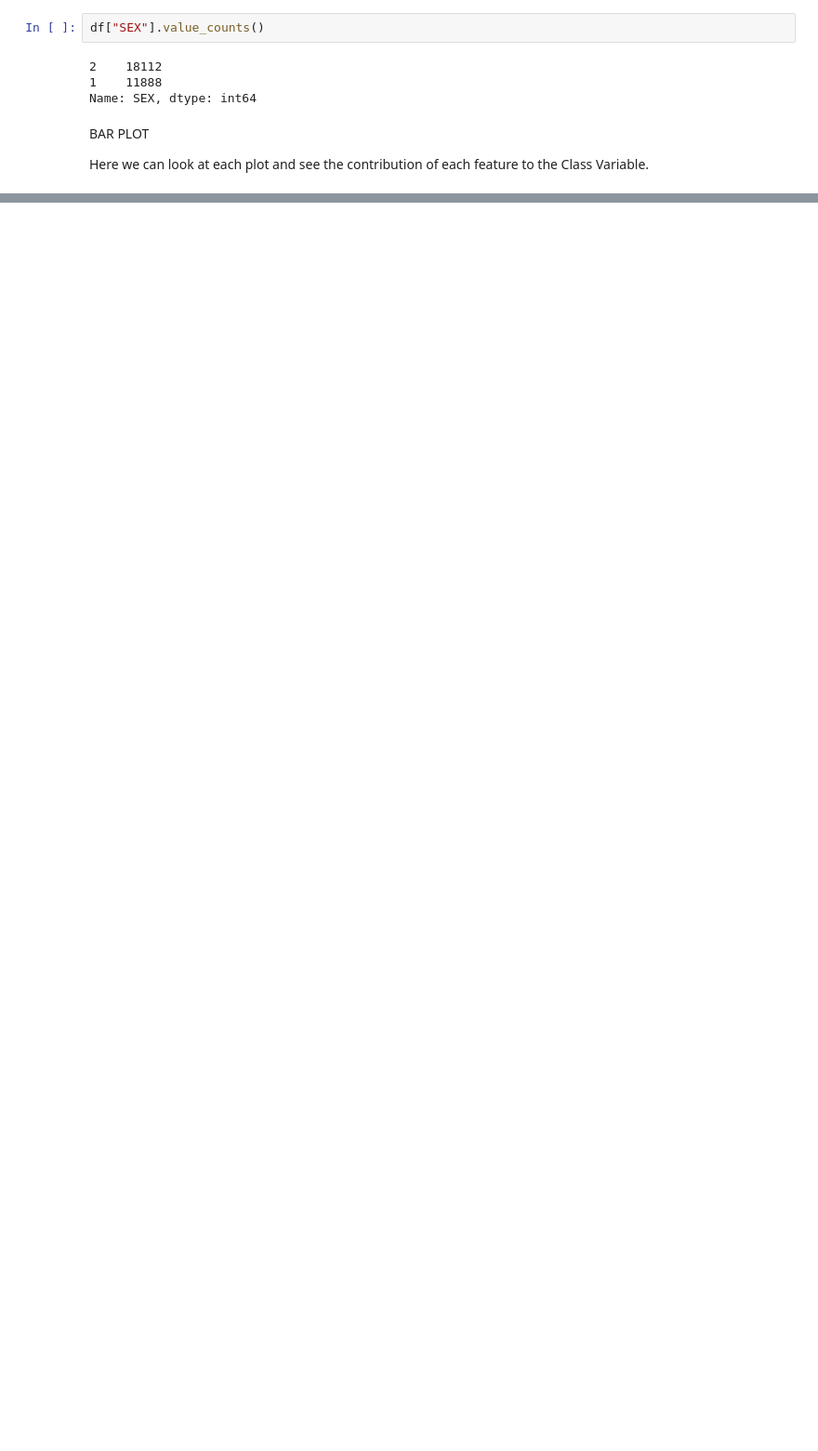
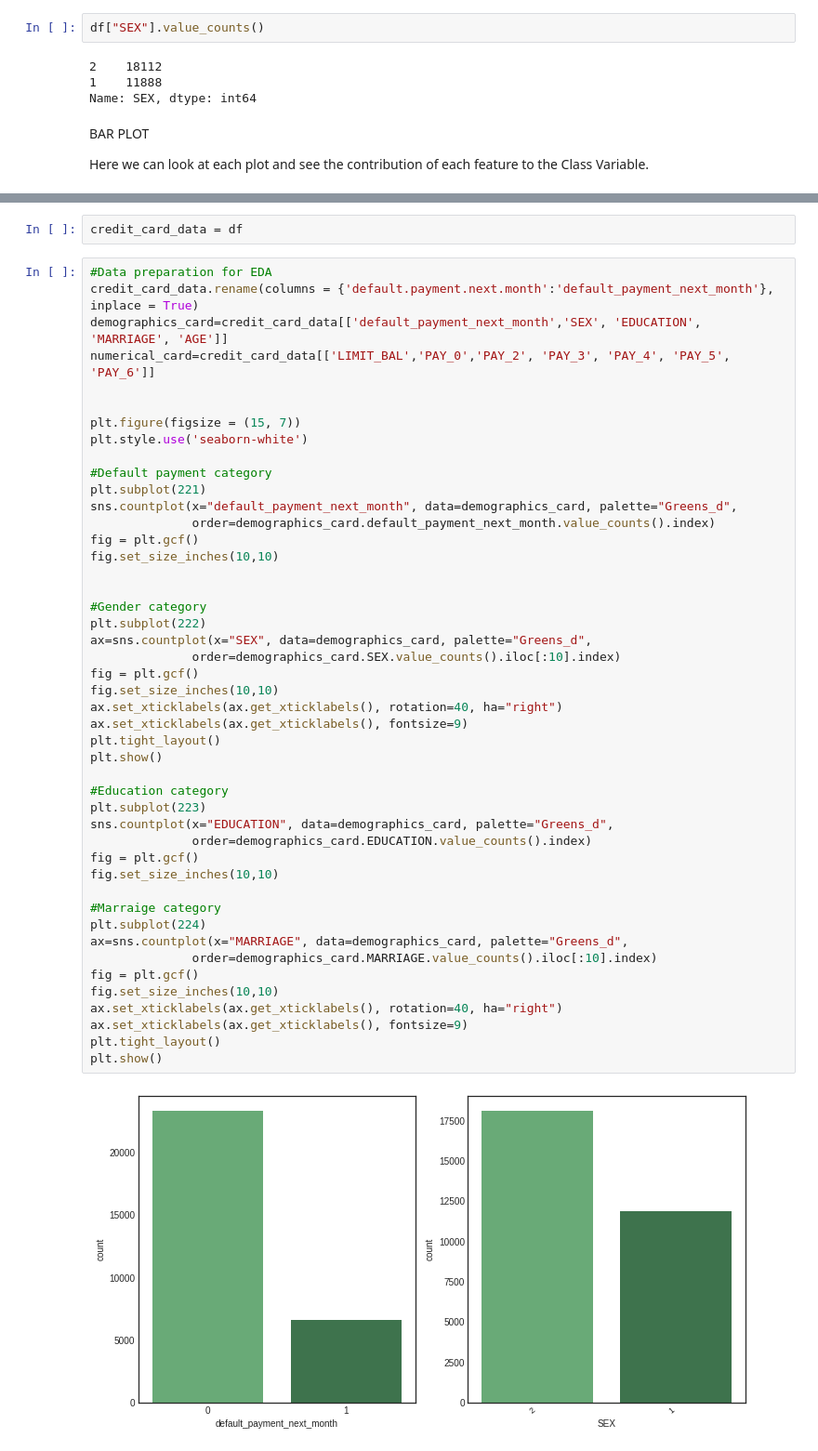
Before and after one commit to 200Richa/Credit-Card-Default-Detection, a Jupyter notebook: CreditCardFaultDetection.ipynb, the cells around one changed output, grey strips where cells are left out. Shown at 93% size. Cells and saved outputs as stored; diff of their text form; blank space fills up the shorter version.

```diff
--- a/CreditCardFaultDetection.ipynb
+++ b/CreditCardFaultDetection.ipynb
@@ -320,0 +355,50 @@ plt.tight_layout()
+# %%
+credit_card_data = df
+# %%
+#Data preparation for EDA
+credit_card_data.rename(columns = {'default.payment.next.month':'default_payment_next_month'}, inplace = True)
+demographics_card=credit_card_data[['default_payment_next_month','SEX', 'EDUCATION', 'MARRIAGE', 'AGE']]
+numerical_card=credit_card_data[['LIMIT_BAL','PAY_0','PAY_2', 'PAY_3', 'PAY_4', 'PAY_5', 'PAY_6']]
+
+
+plt.figure(figsize = (15, 7))
+plt.style.use('seaborn-white')
+
+#Default payment category
+plt.subplot(221)
+sns.countplot(x="default_payment_next_month", data=demographics_card, palette="Greens_d",
+              order=demographics_card.default_payment_next_month.value_counts().index)
+fig = plt.gcf()
+fig.set_size_inches(10,10)
+
+
+#Gender category
+plt.subplot(222)
+ax=sns.countplot(x="SEX", data=demographics_card, palette="Greens_d",
+              order=demographics_card.SEX.value_counts().iloc[:10].index)
+fig = plt.gcf()
+fig.set_size_inches(10,10)
+ax.set_xticklabels(ax.get_xticklabels(), rotation=40, ha="right")
+ax.set_xticklabels(ax.get_xticklabels(), fontsize=9)
+plt.tight_layout()
+plt.show()
+
+#Education category
+plt.subplot(223)
+sns.countplot(x="EDUCATION", data=demographics_card, palette="Greens_d",
+              order=demographics_card.EDUCATION.value_counts().index)
+fig = plt.gcf()
+fig.set_size_inches(10,10)
+
+#Marraige category
+plt.subplot(224)
+ax=sns.countplot(x="MARRIAGE", data=demographics_card, palette="Greens_d",
+              order=demographics_card.MARRIAGE.value_counts().iloc[:10].index)
+fig = plt.gcf()
+fig.set_size_inches(10,10)
+ax.set_xticklabels(ax.get_xticklabels(), rotation=40, ha="right")
+ax.set_xticklabels(ax.get_xticklabels(), fontsize=9)
+plt.tight_layout()
+plt.show()
+# %% [output]
+[figure, added]
```
Also changed, not shown: parts of 48 cells of this notebook.
